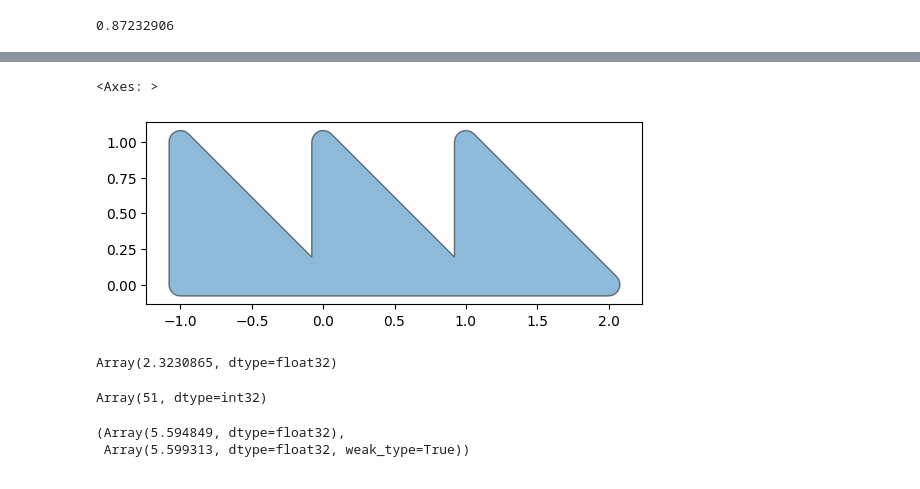
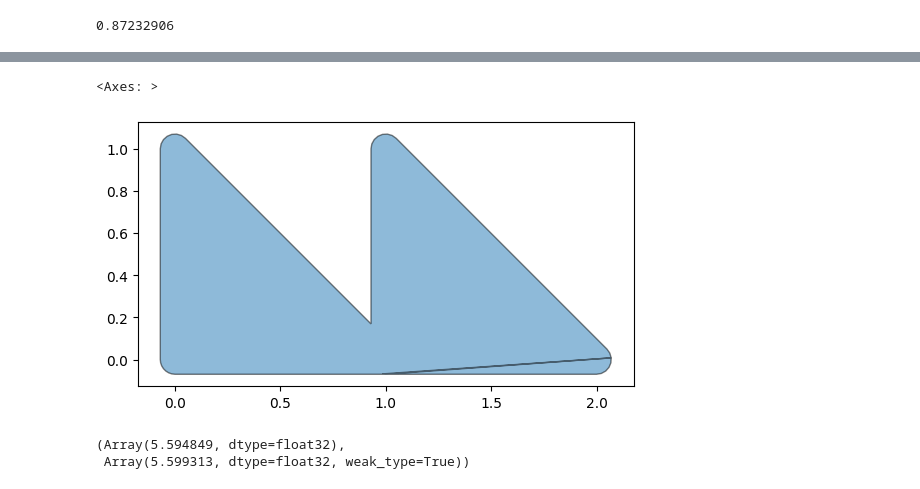
Before and after one commit to seekjim20/dshape, a Jupyter notebook: ipynb/playground.ipynb, the cells around one changed output, grey strips where cells are left out. Drawn from its saved outputs; the diff is of its cells as text; code cells hidden in the pictures.

```diff
--- a/ipynb/playground.ipynb
+++ b/ipynb/playground.ipynb
@@ -123,7 +125,15 @@ print(p2.area)
 # %%
-p_mid = ops.buffer(p1, 0.08)
-p_left = ops.offset(p_mid, -1.0, 0.0)
-p_right = ops.offset(p_mid, 1.0, 0.0)
-p_right2 = ops.offset(p_right, 1.0, 0.0)
-p_total = ops.union(ops.union(p_left, p_mid), p_right)
-assert not p_total.overflow
+p1 = geometry.Polygon(
+    vertices=jnp.array([
+        [0.0, 0.0],
+        [1.0, 0.0],
+        [0.0, 1.0],
+    ]),
+    count=100,
+)
+p1 = ops.buffer(p1, 0.08)
+p2 = ops.offset(p1, 1.0, 0.0)
+p3 = ops.union(p1, p2)
+assert not p3.overflow
+print(f'{p3.count = }')
+print(f'{p3.area = }')
@@ -130,18 +163,9 @@ assert not p_total.overflow
 # %%
 fig, ax = plt.subplots()
-p_total.plot(ax=ax)
-# p_mid.plot(ax=ax)
+p3.plot(ax=ax)
 # %% [output]
 <Axes: >
-[figure, old version]
+[figure, new version]
-# %%
-p_total.area
-# %% [output]
-Array(2.3230865, dtype=float32)
-# %%
-p_total.count
-# %% [output]
-Array(51, dtype=int32)
 # %%
 @jax.jit
 def func(distance):
```
Also changed, not shown: parts of 3 cells of this notebook, 1 other file.
